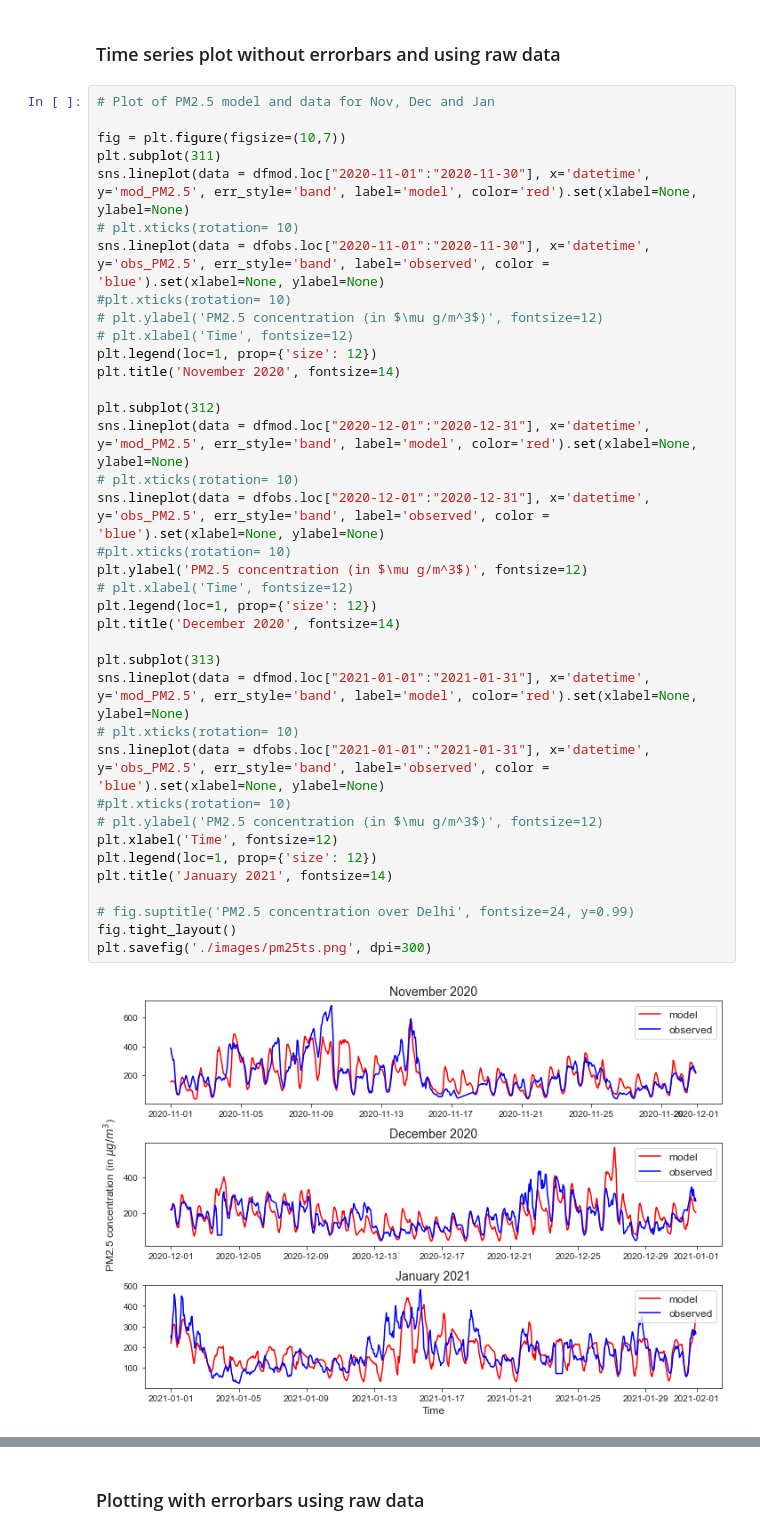
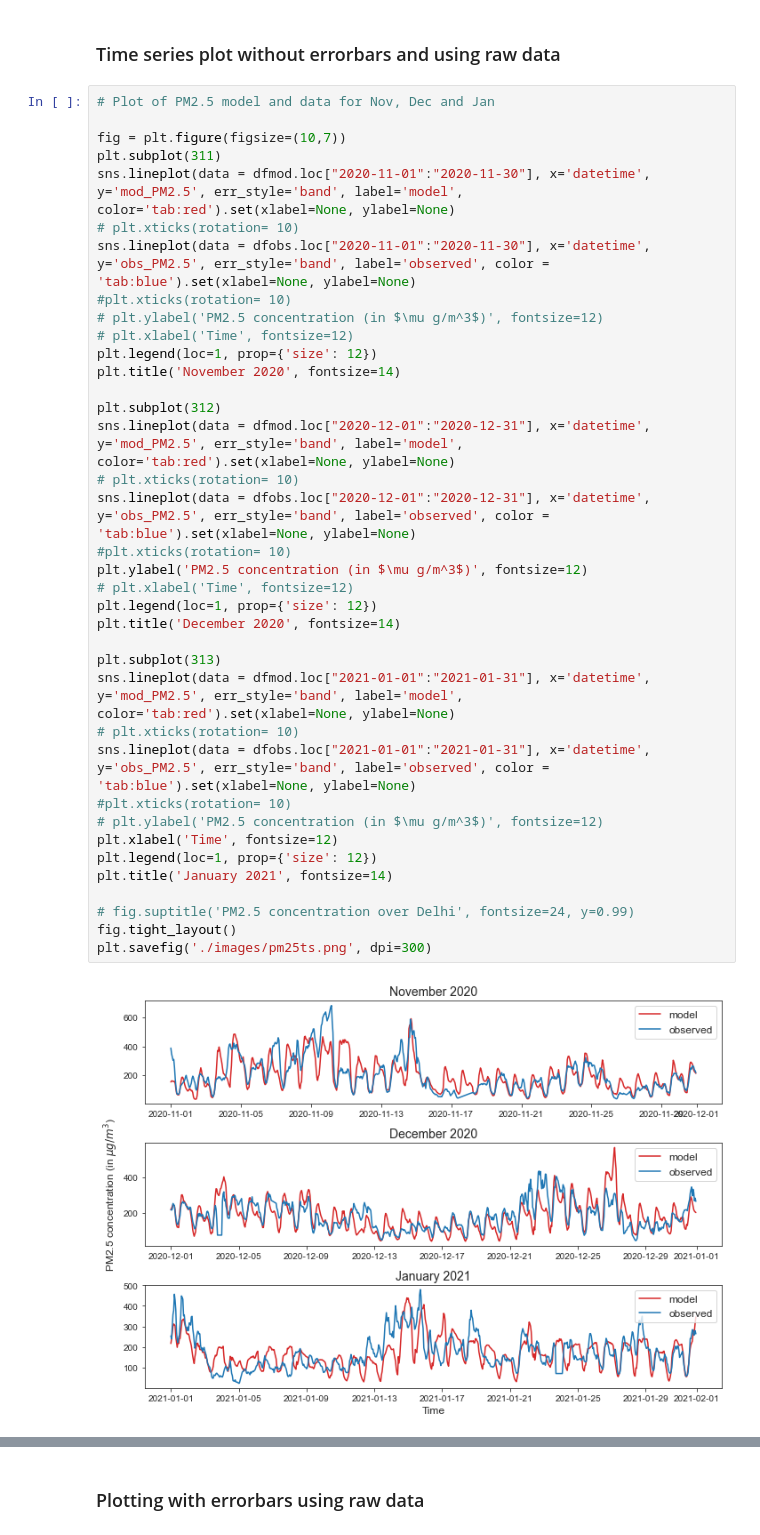
Before and after one commit to adisen99/srfp, a Jupyter notebook: delhi/aqi_delhi.ipynb, the cells around one changed output, grey strips where cells are left out. Drawn from its saved outputs; the diff is of its cells as text.

```diff
--- a/delhi/aqi_delhi.ipynb
+++ b/delhi/aqi_delhi.ipynb
@@ -93,40 +93,40 @@ dtype: int64
 
 fig = plt.figure(figsize=(10,7))
 plt.subplot(311)
-sns.lineplot(data = dfmod.loc["2020-11-01":"2020-11-30"], x='datetime', y='mod_PM2.5', err_style='band', label='model', color='red').set(xlabel=None, ylabel=None)
+sns.lineplot(data = dfmod.loc["2020-11-01":"2020-11-30"], x='datetime', y='mod_PM2.5', err_style='band', label='model', color='tab:red').set(xlabel=None, ylabel=None)
 # plt.xticks(rotation= 10)
-sns.lineplot(data = dfobs.loc["2020-11-01":"2020-11-30"], x='datetime', y='obs_PM2.5', err_style='band', label='observed', color = 'blue').set(xlabel=None, ylabel=None)
+sns.lineplot(data = dfobs.loc["2020-11-01":"2020-11-30"], x='datetime', y='obs_PM2.5', err_style='band', label='observed', color = 'tab:blue').set(xlabel=None, ylabel=None)
 #plt.xticks(rotation= 10)
 # plt.ylabel('PM2.5 concentration (in $\mu g/m^3$)', fontsize=12)
 # plt.xlabel('Time', fontsize=12)
 plt.legend(loc=1, prop={'size': 12})
 plt.title('November 2020', fontsize=14)
 
 plt.subplot(312)
-sns.lineplot(data = dfmod.loc["2020-12-01":"2020-12-31"], x='datetime', y='mod_PM2.5', err_style='band', label='model', color='red').set(xlabel=None, ylabel=None)
+sns.lineplot(data = dfmod.loc["2020-12-01":"2020-12-31"], x='datetime', y='mod_PM2.5', err_style='band', label='model', color='tab:red').set(xlabel=None, ylabel=None)
 # plt.xticks(rotation= 10)
-sns.lineplot(data = dfobs.loc["2020-12-01":"2020-12-31"], x='datetime', y='obs_PM2.5', err_style='band', label='observed', color = 'blue').set(xlabel=None, ylabel=None)
+sns.lineplot(data = dfobs.loc["2020-12-01":"2020-12-31"], x='datetime', y='obs_PM2.5', err_style='band', label='observed', color = 'tab:blue').set(xlabel=None, ylabel=None)
 #plt.xticks(rotation= 10)
 plt.ylabel('PM2.5 concentration (in $\mu g/m^3$)', fontsize=12)
 # plt.xlabel('Time', fontsize=12)
 plt.legend(loc=1, prop={'size': 12})
 plt.title('December 2020', fontsize=14)
 
 plt.subplot(313)
-sns.lineplot(data = dfmod.loc["2021-01-01":"2021-01-31"], x='datetime', y='mod_PM2.5', err_style='band', label='model', color='red').set(xlabel=None, ylabel=None)
+sns.lineplot(data = dfmod.loc["2021-01-01":"2021-01-31"], x='datetime', y='mod_PM2.5', err_style='band', label='model', color='tab:red').set(xlabel=None, ylabel=None)
 # plt.xticks(rotation= 10)
-sns.lineplot(data = dfobs.loc["2021-01-01":"2021-01-31"], x='datetime', y='obs_PM2.5', err_style='band', label='observed', color = 'blue').set(xlabel=None, ylabel=None)
+sns.lineplot(data = dfobs.loc["2021-01-01":"2021-01-31"], x='datetime', y='obs_PM2.5', err_style='band', label='observed', color = 'tab:blue').set(xlabel=None, ylabel=None)
 #plt.xticks(rotation= 10)
 # plt.ylabel('PM2.5 concentration (in $\mu g/m^3$)', fontsize=12)
 plt.xlabel('Time', fontsize=12)
 plt.legend(loc=1, prop={'size': 12})
 plt.title('January 2021', fontsize=14)
 
 # fig.suptitle('PM2.5 concentration over Delhi', fontsize=24, y=0.99)
 fig.tight_layout()
 plt.savefig('./images/pm25ts.png', dpi=300)
 # %% [output]
-[figure, old version]
+[figure, new version]
 # %%
 # Plot of PM10 model and data for Nov, Dec and Jan
 
```
Also changed, not shown: parts of 9 cells of this notebook, 8 other files.
